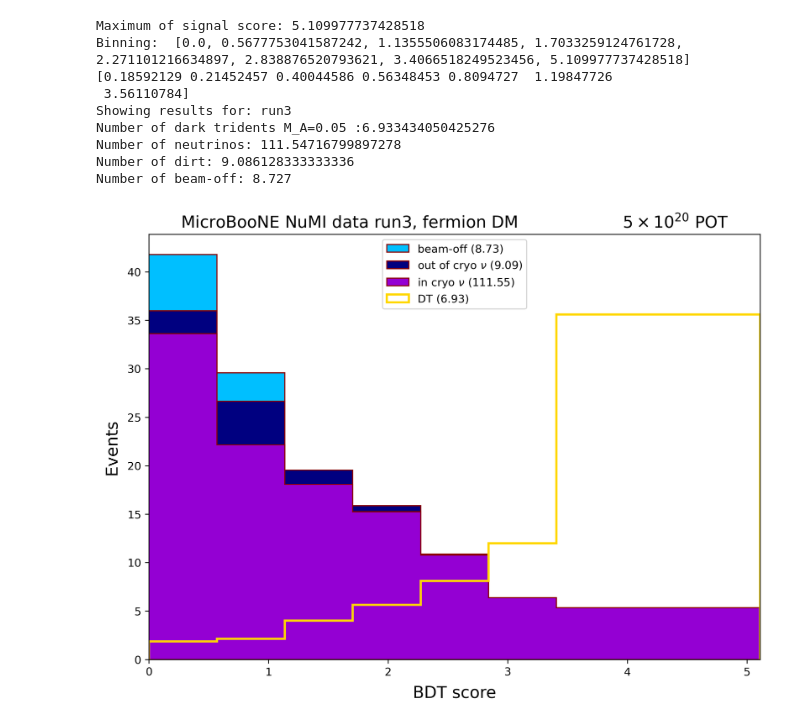
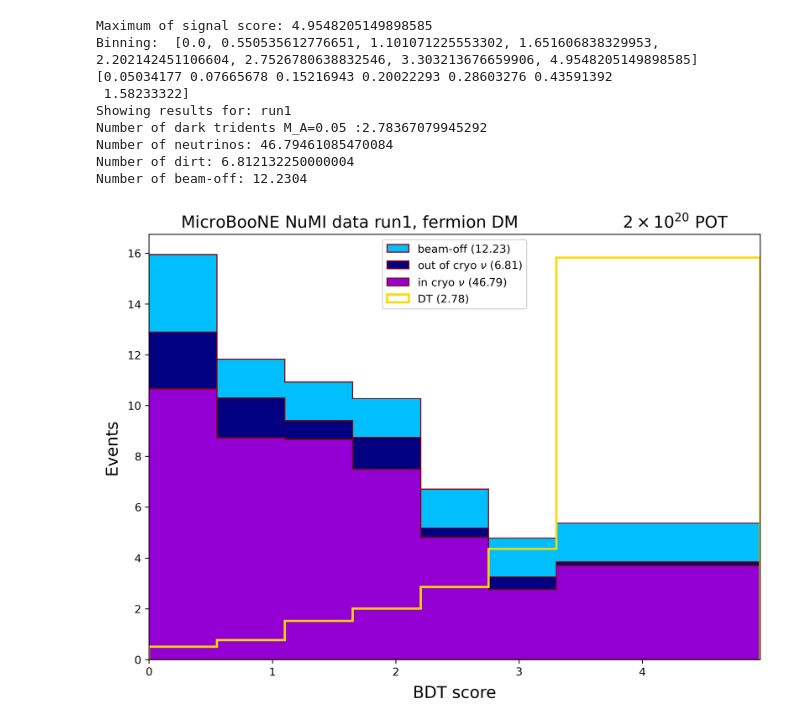
Before and after one commit to lmlepin9/DM-MicroBooNE, a Jupyter notebook: ROOT_analysis/plots_hists_bdt.ipynb, the cells around one changed output. Cells and saved outputs as stored; diff of their text form; code cells hidden in the pictures.

```diff
--- a/ROOT_analysis/plots_hists_bdt.ipynb
+++ b/ROOT_analysis/plots_hists_bdt.ipynb
@@ -5,11 +5,13 @@ import matplotlib.pyplot as plt
 import pandas as pd
 from df_utils import *
 # %%
-run = "run3"
+run = "run1"
 dm_type = "fermion"
 mass = "0.05"
 target_pot = 1.
 signal_pot = {}
+
+bkg_upper_limit = 1.14
 
 
 if(dm_type == "fermion"):
@@ -106,45 +109,49 @@ print(counts_signal*signal_scaling)
 #(counts_dirt, bins_dirt) = np.histogram(logit_transform(df_dirt['bdt_score']), bins = n_bins)
 #(counts_offbeam, bins_offbeam) = np.histogram(logit_transform(df_offbeam['bdt_score']), bins = n_bins)
 
+# This adds 68% upper limit on top of those bins with zero events
+counts_dirt[counts_dirt == 0.] = bkg_upper_limit
+counts_offbeam[counts_offbeam == 0.] = bkg_upper_limit
+
 
 print("Showing results for: " + run)
 print("Number of dark tridents M_A="+str(mass)+" :" + str(np.sum(counts_signal)*signal_scaling))
 print("Number of neutrinos: " + str(np.sum(counts_nu)*nu_scaling))
 print("Number of dirt: " + str(np.sum(counts_dirt)*dirt_scaling))
 print("Number of beam-off: " + str(np.sum(counts_offbeam)*offbeam_scaling))
 
 # Set plot specs with patches!!!
 
 dt_legend = r'DT ({:.2f})'.format(np.sum(counts_signal)*signal_scaling)
 nu_legend = r'in cryo $\nu$ ({:.2f})'.format(np.sum(counts_nu)*nu_scaling)
 dirt_legend = r'out of cryo $\nu$ ({:.2f})'.format(np.sum(counts_dirt)*dirt_scaling)
 beamoff_legend = r'beam-off ({:.2f})'.format(np.sum(counts_offbeam)*offbeam_scaling)
 
 stacked_colors = ["darkviolet","navy","deepskyblue"]
 stacked_legend = [nu_legend, dirt_legend, beamoff_legend]
 stacked_bins = [bins_nu[:-1], bins_dirt[:-1], bins_offbeam[:-1]]
 stacked_list = [counts_nu*nu_scaling, counts_dirt*dirt_scaling, counts_offbeam*offbeam_scaling ]
 plt.figure(figsize=(10,7),dpi=300)
 plt.hist(stacked_bins, bins = bins_nu, weights = stacked_list, histtype='stepfilled',stacked=True, color = stacked_colors, edgecolor="darkred", label = stacked_legend)
 plt.hist(bins_signal[:-1], bins = bins_signal,weights=counts_signal*signal_scaling*10, histtype='step',label=dt_legend ,fill=False, edgecolor='gold', linewidth='2.')
 plt.legend(loc="upper center",fontsize=10)
 plt.title(r'MicroBooNE NuMI data' + ' ' + run + ', ' + dm_type + ' DM' + pot_label ,fontsize=15)
 plt.xlim(0.,5.)
 plt.xticks(size=10)
 plt.yticks(size=10)
 plt.xlabel(r'BDT score',fontsize=15,labelpad=7)
 plt.ylabel("Events",fontsize=15, labelpad=7)
 plt.xlim(bdt_range)
 plt.savefig(plots_dir + dm_type + "_BDT_logits_" + run + "_dist.png")
 # %% [output]
-Maximum of signal score: 5.109977737428518
-Binning:  [0.0, 0.5677753041587242, 1.1355506083174485, 1.7033259124761728, 2.271101216634897, 2.838876520793621, 3.4066518249523456, 5.109977737428518]
-[0.18592129 0.21452457 0.40044586 0.56348453 0.8094727  1.19847726
- 3.56110784]
-Showing results for: run3
-Number of dark tridents M_A=0.05 :6.933434050425276
-Number of neutrinos: 111.54716799897278
-Number of dirt: 9.086128333333336
-Number of beam-off: 8.727
+Maximum of signal score: 4.9548205149898585
+Binning:  [0.0, 0.550535612776651, 1.101071225553302, 1.651606838329953, 2.202142451106604, 2.7526780638832546, 3.303213676659906, 4.9548205149898585]
+[0.05034177 0.07665678 0.15216943 0.20022293 0.28603276 0.43591392
+ 1.58233322]
+Showing results for: run1
+Number of dark tridents M_A=0.05 :2.78367079945292
+Number of neutrinos: 46.79461085470084
+Number of dirt: 6.812132250000004
+Number of beam-off: 12.2304
-[figure, old version]
+[figure, new version]
 # %%
```
Also changed, not shown: parts of 2 cells of this notebook, 2 other files.
